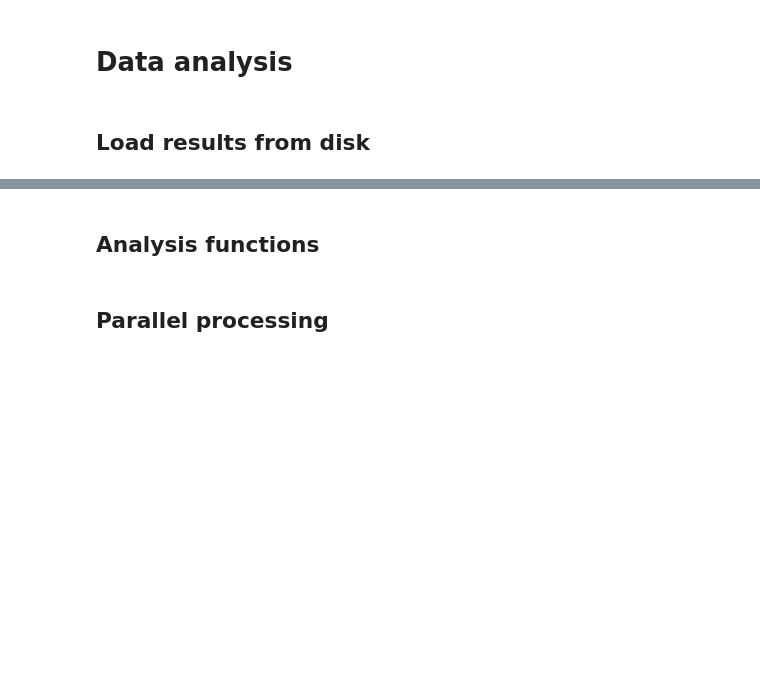
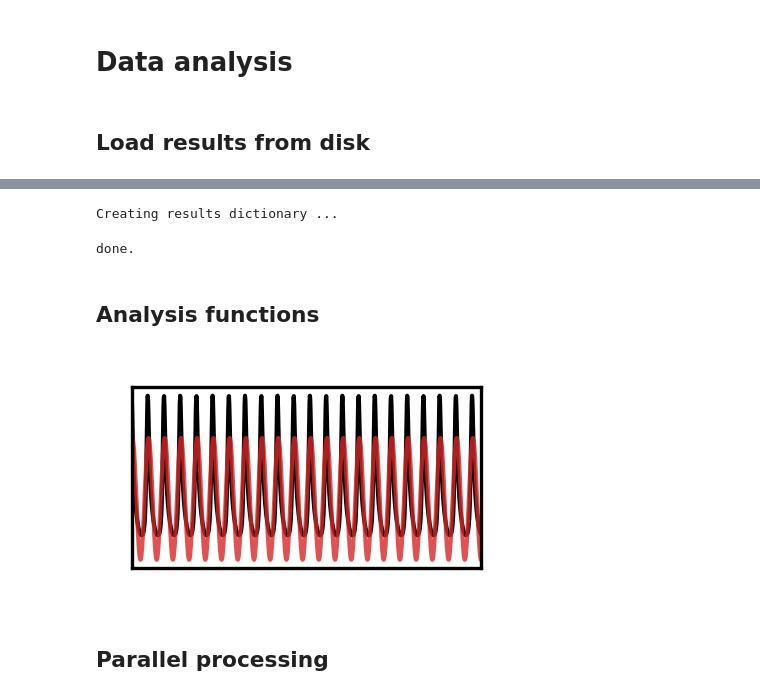
Before and after one commit to caglarcakan/stimulus_neural_populations, a Jupyter notebook: notebooks/fig6/phase-entrainment-aln-adex.ipynb, the cells around one changed output, grey strips where cells are left out. Drawn from its saved outputs; the diff is of its cells as text; code cells hidden in the pictures; blank space fills up the shorter version.

```diff
--- a/notebooks/fig6/phase-entrainment-aln-adex.ipynb
+++ b/notebooks/fig6/phase-entrainment-aln-adex.ipynb
@@ -101,6 +101,8 @@ print("Done.")
 # Data analysis
 # %% [markdown]
 ## Load results from disk
+# %%
+paths.HDF_DIR = '/mnt/fastio/cakan/hdf-paper-results'
 # %%
 HDF_FILE = os.path.join(paths.HDF_DIR, 'phase-entrainment-aln-adex.hdf')
 trajectoryFileName = HDF_FILE
@@ -140,6 +149,9 @@ for rInd in tqdm.tqdm(range(len(dfResults)), total=len(dfResults)):
     result['model'] = dfResults.iloc[rInd]['model']
     runResults.append(result)
 print("done.")
+# %% [output]
+Creating results dictionary ...
+done.
 # %% [markdown]
 ## Analysis functions
 # %%
@@ -269,6 +281,42 @@ def analyse_run(measure = 'domfr', result = []):
         axs[1].set_xlabel("Time [s]", fontsize=10, color='k')
 
         plt.show()
+    if measure == 'zoomplot':
+        traces = [traces[0][100:], traces[1][100:]]
+        bis = len(stimulus)
+
+        min_len = np.min([len(traces[0]), len(traces[1])])
+        traces = [traces[0][:min_len], traces[1][:min_len]]
+        # traces and stimulus plot
+        tlist_r = np.multiply(range(len(traces[0])),0.001)
+        tlist_s = np.multiply(range(len(traces[1])),0.001)
+
+        #f, axs = plt.subplots(2, 1, sharex=True, figsize=(4, 2.0), dpi=300)
+        #fig = plt.figure(figsize=(3.65, 0.8), dpi=300) # same size as large plot
+        fig = plt.figure(figsize=(1.5, 0.8), dpi=300)
+        plt.plot(tlist_r, (traces[0]-np.mean(traces[0]))/np.std(traces[0]), lw=1.0, c='k')
+        plt.plot(tlist_s, (traces[1]-np.mean(traces[1]))/np.std(traces[1]), lw=1.0, c='C3', alpha=0.8, label = 'Input')
+        plt.yticks([])
+
+
+        ax = plt.gca()
+        #ax.spines['right'].set_visible(False)
+        #ax.spines['top'].set_visible(False)
+        #ax.spines['bottom'].set_visible(False)
+        #ax.spines['left'].set_visible(False)
+        ax.tick_params(direction='out', length=6, width=1, colors='k', labelsize=8)
+
+        #plt.show()
+        #plt.xlabel("Time [s]", fontsize=10, color='k')
+        fr, to = 15, 16
+        plt.xlim(fr, to)
+        plt.xticks([fr, to])
+        plt.xticks([])
+        plt.show()
+# %%
+analyse_run(measure='zoomplot', result=runResults[806])
+# %% [output]
+[figure, added]
 # %% [markdown]
 ## Parallel processing
 # %%
```
Also changed, not shown: parts of 14 cells of this notebook.
